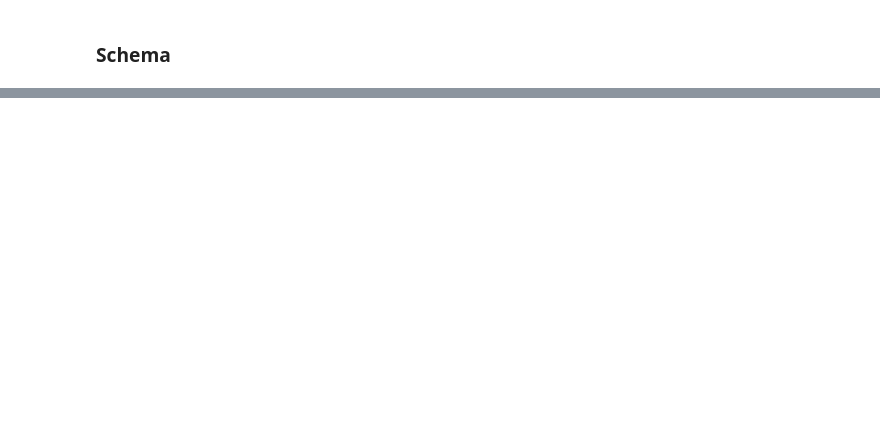
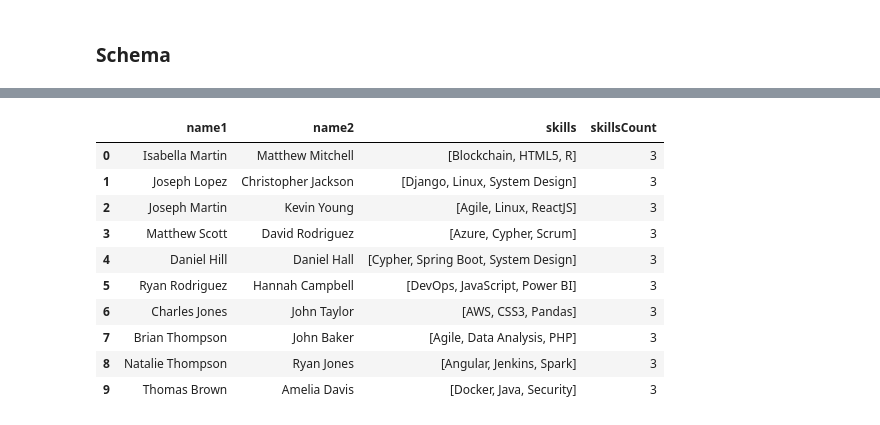
Before and after one commit to neo4j-product-examples/genai-workshop, a Jupyter notebook: talent/Module_01_GraphSummit_Nordics_2025.ipynb, the cells around one changed output, grey strips where cells are left out. Saved outputs shown, nothing was run; the diff lists cells and outputs as text; code cells hidden in the pictures; blank space fills up the shorter version.

```diff
--- a/talent/Module_01_GraphSummit_Nordics_2025.ipynb
+++ b/talent/Module_01_GraphSummit_Nordics_2025.ipynb
@@ -22,10 +39,10 @@ Load env variables
 # %%
 load_dotenv('ws.env', override=True)
 # Neo4j
-HOST = os.getenv('HOST')
-USERNAME = os.getenv('USERNAME')
-PASSWORD = os.getenv('PASSWORD')
-DATABASE = os.getenv('DATABASE')
+HOST = os.getenv('NEO4J_URI')
+USERNAME = os.getenv('NEO4J_USERNAME')
+PASSWORD = os.getenv('NEO4J_PASSWORD')
+DATABASE = os.getenv('NEO4J_DATABASE', 'neo4j')
 
 # AI
 LLM = os.getenv('LLM')
@@ -139,0 +223,25 @@ Let's investigate Persons that are simiar in the graph (based on skills they sha
+# %%
+# Which people have the most skills in common?
+driver.execute_query(
+'''
+match (p1:Person)-[:KNOWS]->(s:Skill)<-[:KNOWS]-(p2)
+where p1 < p2
+return p1.name as name1, p2.name as name2, collect(s.name) as skills, count(s) AS skillsCount
+order by skillsCount desc limit 10
+''',
+database_ = DATABASE,
+routing_ = RoutingControl.READ,
+result_transformer_ = lambda r: r.to_df()
+)
+# %% [output]
+|  | name1 | name2 | skills | skillsCount |
+| 0 | Isabella Martin | Matthew Mitchell | [Blockchain, HTML5, R] | 3 |
+| 1 | Joseph Lopez | Christopher Jackson | [Django, Linux, System Design] | 3 |
+| 2 | Joseph Martin | Kevin Young | [Agile, Linux, ReactJS] | 3 |
+| 3 | Matthew Scott | David Rodriguez | [Azure, Cypher, Scrum] | 3 |
+| 4 | Daniel Hill | Daniel Hall | [Cypher, Spring Boot, System Design] | 3 |
+| 5 | Ryan Rodriguez | Hannah Campbell | [DevOps, JavaScript, Power BI] | 3 |
+| 6 | Charles Jones | John Taylor | [AWS, CSS3, Pandas] | 3 |
+| 7 | Brian Thompson | John Baker | [Agile, Data Analysis, PHP] | 3 |
+| 8 | Natalie Thompson | Ryan Jones | [Angular, Jenkins, Spark] | 3 |
+| 9 | Thomas Brown | Amelia Davis | [Docker, Java, Security] | 3 |
```
Also changed, not shown: parts of 71 cells of this notebook, 2 other files.
